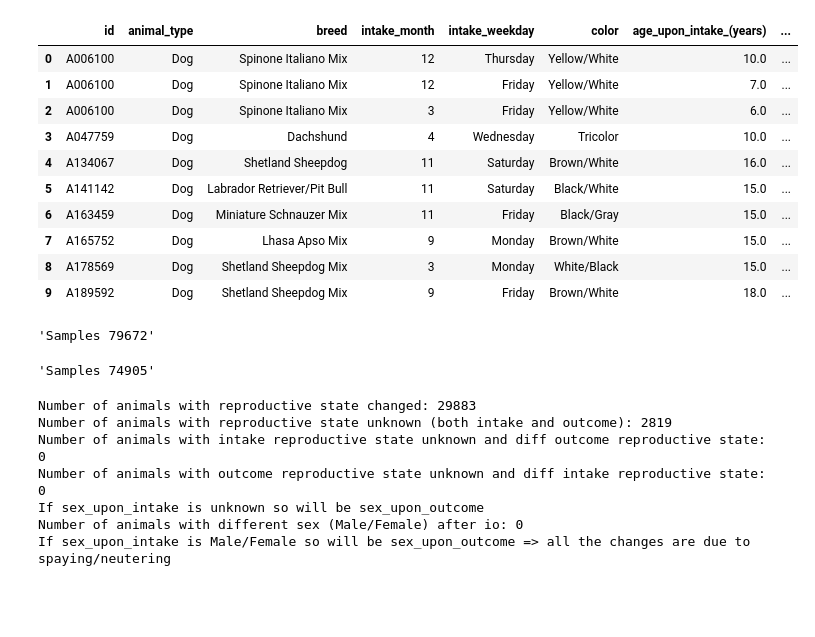
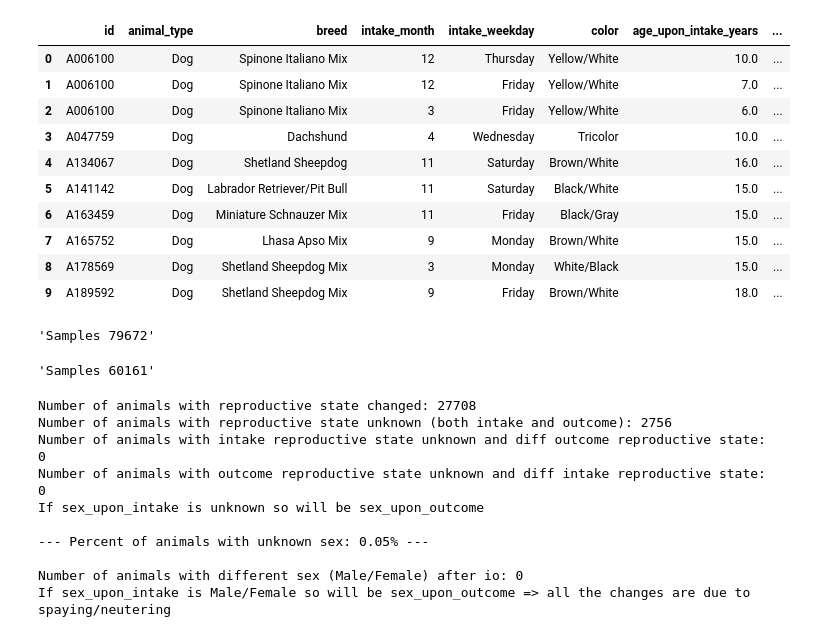
Before and after one commit to tara-pogancev/animal-adoption-prediction, a Jupyter notebook: AAC - EDA.ipynb, the cells around one changed output. Cells and saved outputs as stored; diff of their text form; code cells hidden in the pictures; blank space fills up the shorter version.

```diff
--- a/AAC - EDA.ipynb
+++ b/AAC - EDA.ipynb
@@ -3,25 +14,29 @@ import pandas as pd
 # %%
 # Import Austin Animal Center intakes and outcomes -
 aac_df = pd.read_csv("aac_intakes_outcomes.csv")[[
     'animal_id_intake',
     'animal_type',
     'breed',
     'intake_month',
     'intake_weekday',
     'color',
     'age_upon_intake_(years)',
     'intake_type',
     'intake_condition',
     'sex_upon_intake',
     'sex_upon_outcome',
-    'time_in_shelter_days' # goal
+    'time_in_shelter_days', # goal
+    'outcome_type'
 ]]
 
-aac_df.rename(columns={"animal_id_intake": "id"}, inplace=True)
+aac_df.rename(columns={
+    "animal_id_intake": "id",
+    'age_upon_intake_(years)': 'age_upon_intake_years'
+}, inplace=True)
 
 aac_df.head(10)
 # %% [output]
-|  | id | animal_type | breed | intake_month | intake_weekday | color | age_upon_intake_(years) | ... |
+|  | id | animal_type | breed | intake_month | intake_weekday | color | age_upon_intake_years | ... |
 | 0 | A006100 | Dog | Spinone Italiano Mix | 12 | Thursday | Yellow/White | 10.0 | ... |
 | 1 | A006100 | Dog | Spinone Italiano Mix | 12 | Friday | Yellow/White | 7.0 | ... |
 | 2 | A006100 | Dog | Spinone Italiano Mix | 3 | Friday | Yellow/White | 6.0 | ... |
@@ -39,10 +54,12 @@ f'Samples {aac_df.shape[0]}'
 # %%
 # Filter only dogs and cats
 aac_df = aac_df[aac_df['animal_type'].str.contains('Dog|Cat')]
+aac_df = aac_df[aac_df['animal_type'].str.contains('Dog|Cat')]
+aac_df = aac_df[aac_df['outcome_type'] != 'Return to Owner']
 
 f'Samples {aac_df.shape[0]}'
 # %% [output]
-'Samples 74905'
+'Samples 60161'
 # %%
 # Convert sex_upon_intake/sex_upon_outcome
 
@@ -50,16 +67,17 @@ f'Samples {aac_df.shape[0]}'
 n_samples_sex_diff = aac_df[aac_df['sex_upon_intake'] != aac_df['sex_upon_outcome']].shape[0]
 print(f'Number of animals with reproductive state changed: {n_samples_sex_diff}')
 
-n_samples_sex_unknown_io = aac_df.query('sex_upon_intake == "Unknown" & sex_upon_outcome == "Unknown"').shape[0]
-print(f'Number of animals with reproductive state unknown (both intake and outcome): {n_samples_sex_unknown_io}')
+samples_sex_unknown_io = aac_df.query('sex_upon_intake == "Unknown" & sex_upon_outcome == "Unknown"')
+print(f'Number of animals with reproductive state unknown (both intake and outcome): {samples_sex_unknown_io.shape[0]}')
 
 n_samples_sex_unknown_i_no_o = aac_df.query('sex_upon_intake == "Unknown" & sex_upon_outcome != "Unknown"').shape[0]
 print(f'Number of animals with intake reproductive state unknown and diff outcome reproductive state: {n_samples_sex_unknown_i_no_o}')
 
 n_samples_sex_unknown_no_i_o = aac_df.query('sex_upon_intake != "Unknown" & sex_upon_outcome == "Unknown"').shape[0]
-print(f'Number of animals with outcome reproductive state unknown and diff intake reproductive state: {n_samples_sex_unknown_i_no_o}')
+print(f'Number of animals with outcome reproductive state unknown and diff intake reproductive state: {n_samples_sex_unknown_no_i_o}')
 
-print("If sex_upon_intake is unknown so will be sex_upon_outcome")
+print('If sex_upon_intake is unknown so will be sex_upon_outcome')
+print(f'\n--- Percent of animals with unknown sex: {round(samples_sex_unknown_io.shape[0]/aac_df.shape[0], 2)}% ---\n')
 
 n_samples_only_sex_diff = aac_df[ \
     ((aac_df['sex_upon_intake'].str.contains('Male', na=False)) \
@@ -72,11 +90,14 @@ print(f'Number of animals with different sex (Male/Female) after io: {n_samples_
 
 print("If sex_upon_intake is Male/Female so will be sex_upon_outcome => all the changes are due to spaying/neutering")
 # %% [output]
-Number of animals with reproductive state changed: 29883
-Number of animals with reproductive state unknown (both intake and outcome): 2819
+Number of animals with reproductive state changed: 27708
+Number of animals with reproductive state unknown (both intake and outcome): 2756
 Number of animals with intake reproductive state unknown and diff outcome reproductive state: 0
 Number of animals with outcome reproductive state unknown and diff intake reproductive state: 0
 If sex_upon_intake is unknown so will be sex_upon_outcome
+
+--- Percent of animals with unknown sex: 0.05% ---
+
 Number of animals with different sex (Male/Female) after io: 0
 If sex_upon_intake is Male/Female so will be sex_upon_outcome => all the changes are due to spaying/neutering
 # %%
```
Also changed, not shown: parts of 49 cells of this notebook, 4 other files.
